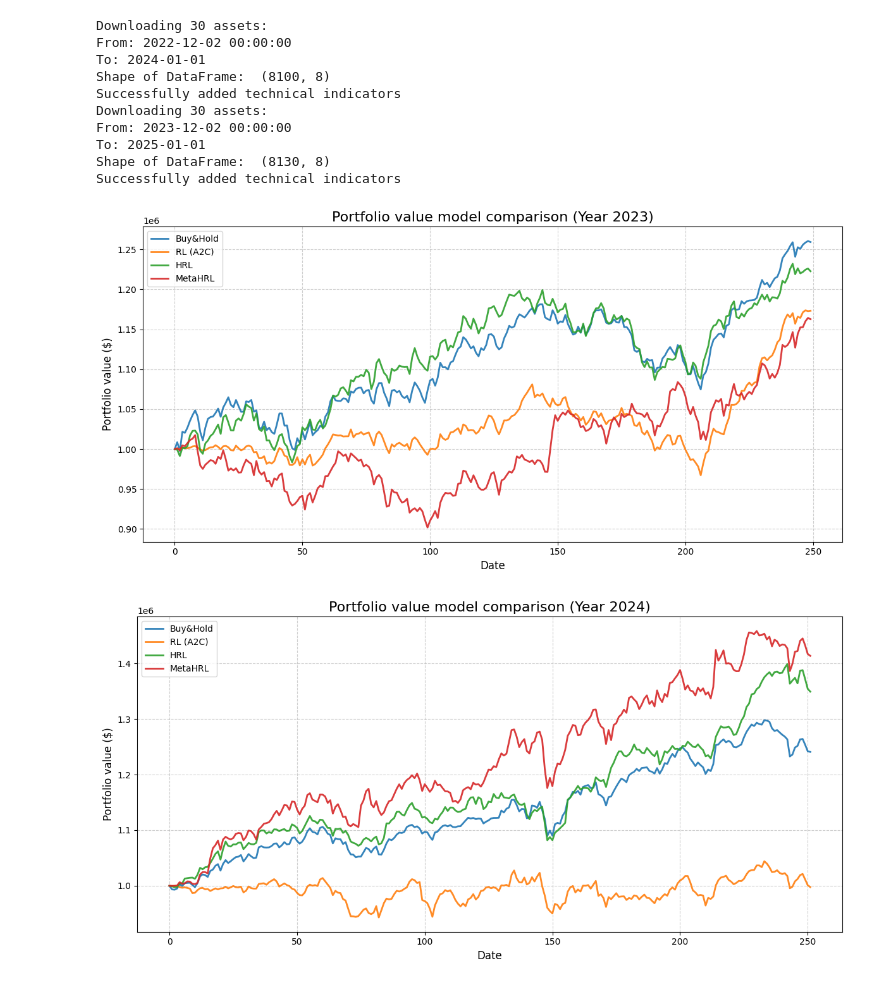
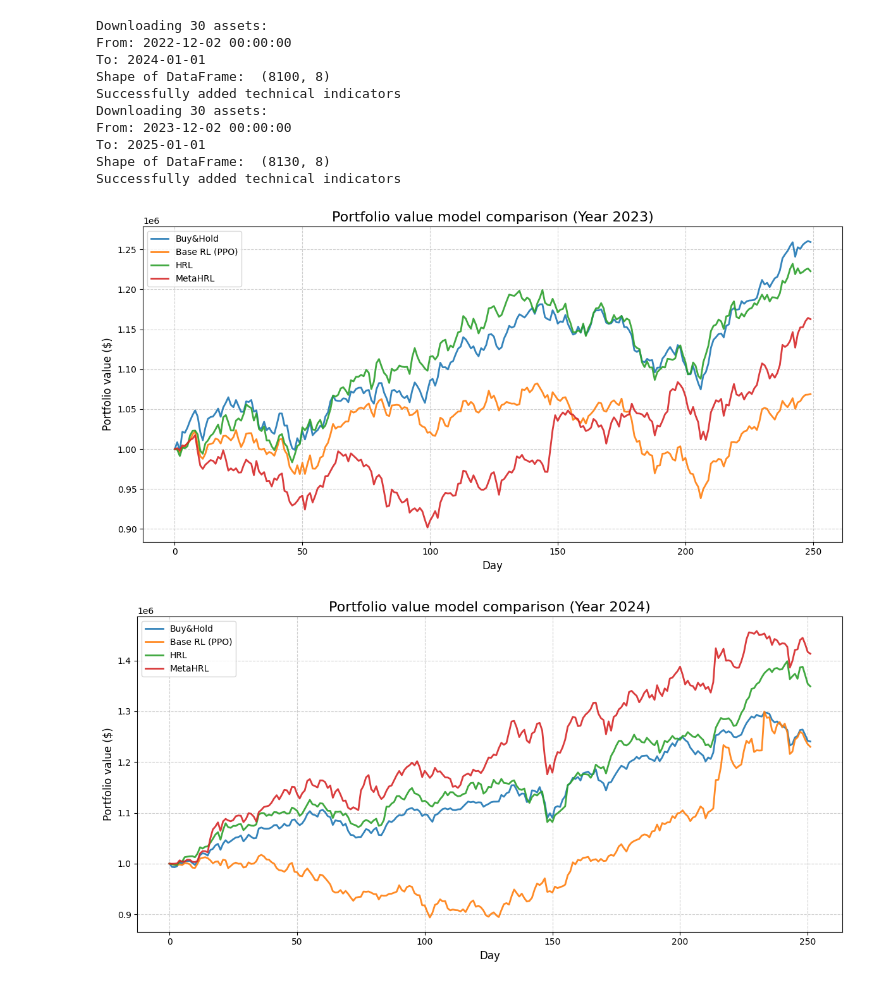
Before and after one commit to andoniiribarren/HRL_MAML_StockTrading, a Jupyter notebook: demo/eval.ipynb, the cells around one changed output. Cells and saved outputs as stored; diff of their text form; code cells hidden in the pictures.

Commit message:
Update eval notebook and fix portfolio plot x-axis label

```diff
--- a/demo/eval.ipynb
+++ b/demo/eval.ipynb
@@ -34,8 +34,8 @@ Successfully added technical indicators
 # %%
 # LOAD RESULTS
 
-df_RLbase_23 = pd.read_csv("results/dfs/cuenta_test23_RL_baseline.csv")
-df_RLbase_24 = pd.read_csv("results/dfs/cuenta_test24_RL_baseline.csv")
+df_RLbase_23 = pd.read_csv("results/dfs/cuenta_test23_RL_baseline400.csv")
+df_RLbase_24 = pd.read_csv("results/dfs/cuenta_test24_RL_baseline400.csv")
 
 df_HRL_23 = pd.read_csv("results/dfs/cuenta_test23_HRL.csv")
 df_HRL_24 = pd.read_csv("results/dfs/cuenta_test24_HRL.csv")
@@ -53,18 +53,18 @@ df_buy_hold_24 = get_buyhold_df(df_test24)
 # %%
 # PLOTS 2023
 
 dfs_23 = [df_buy_hold_23, df_RLbase_23, df_HRL_23, df_metaHRL_23]
-labels = ["Buy&Hold", "RL (A2C)", "HRL", "MetaHRL"]
+labels = ["Buy&Hold", "Base RL (PPO)", "HRL", "MetaHRL"]
 plot_portfolio_evolution(dfs_23, labels, title="Portfolio value model comparison (Year 2023)")
 # %% [output]
-[figure, old version]
+[figure, new version]
 # %%
 # PLOTS 2024
 
 dfs_24 = [df_buy_hold_24, df_RLbase_24, df_HRL_24, df_metaHRL_24]
 plot_portfolio_evolution(dfs_24, labels, title="Portfolio value model comparison (Year 2024)")
 # %% [output]
-[figure, old version]
+[figure, new version]
 # %%
 import yaml
 
```
Also changed, not shown: parts of 9 cells of this notebook, 1 other file.
